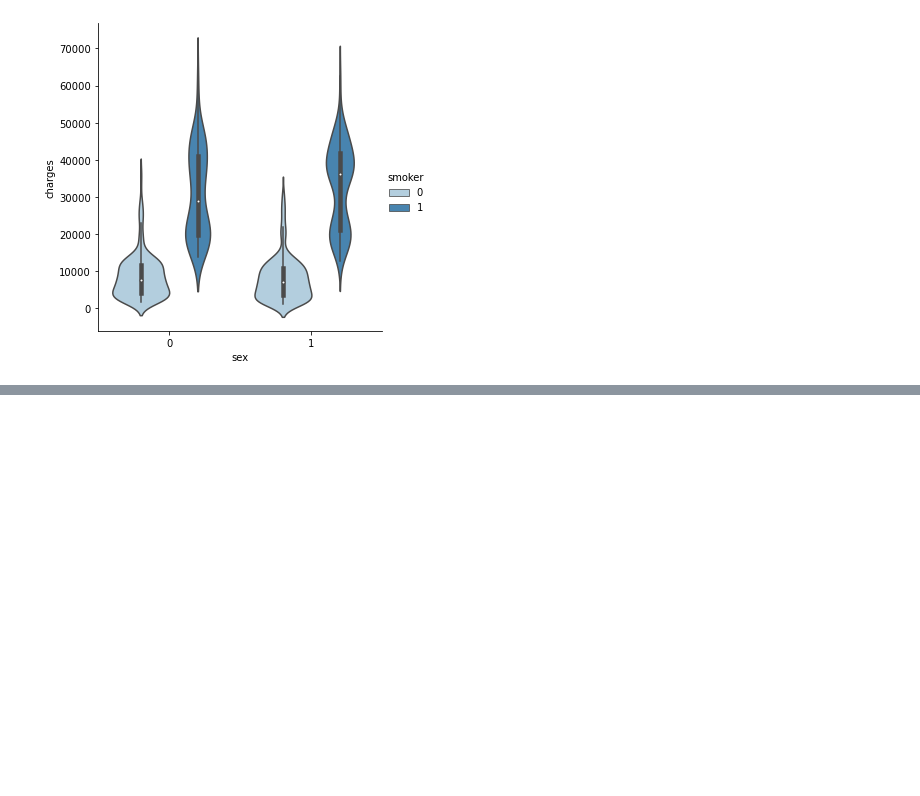
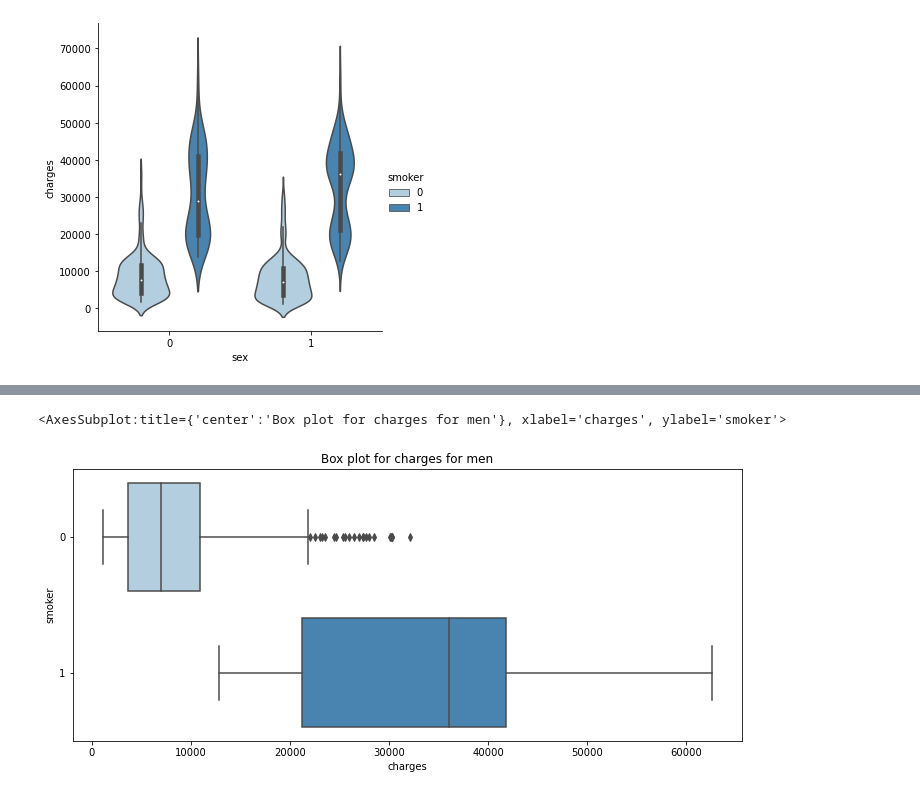
Before and after one commit to Shekswess/Medical-Insurance-Cost, a Jupyter notebook: notebook.ipynb, the cells around one changed output, grey strips where cells are left out. Drawn from its saved outputs; the diff is of its cells as text; code cells hidden in the pictures; blank space fills up the shorter version.

```diff
--- a/notebook.ipynb
+++ b/notebook.ipynb
@@ -243,0 +252,7 @@ sns.catplot(x='sex',y='charges',hue='smoker',palette='Blues',kind='violin',data=
+# %%
+plt.figure(figsize=(12,5))
+plt.title('Box plot for charges for men')
+sns.boxplot(y='smoker',x='charges',data=df_region[(df_region.sex == 1)] , orient='h', palette='Blues')
+# %% [output]
+<AxesSubplot:title={'center':'Box plot for charges for men'}, xlabel='charges', ylabel='smoker'>
+[figure, added]
```
Also changed, not shown: parts of 4 cells of this notebook.
